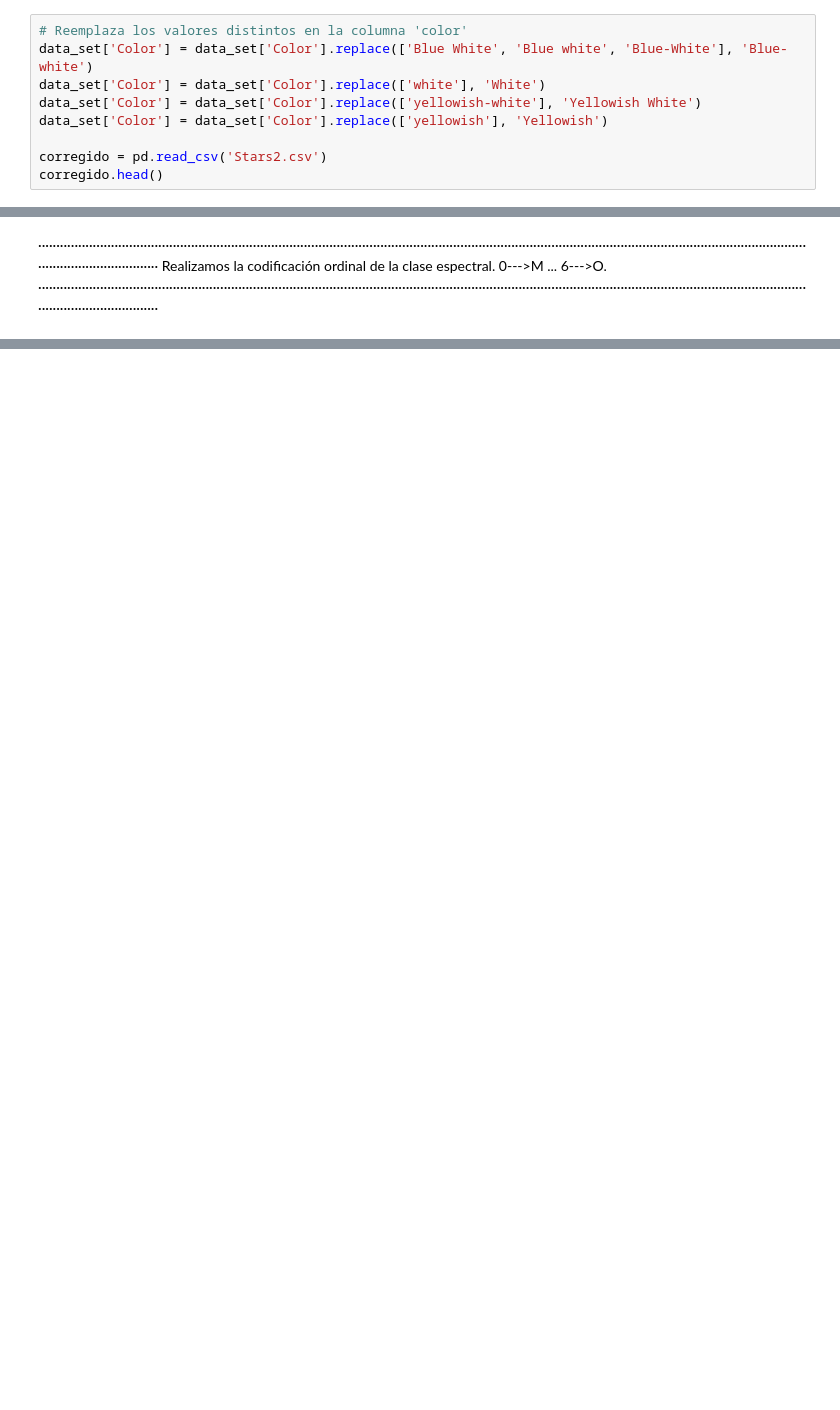
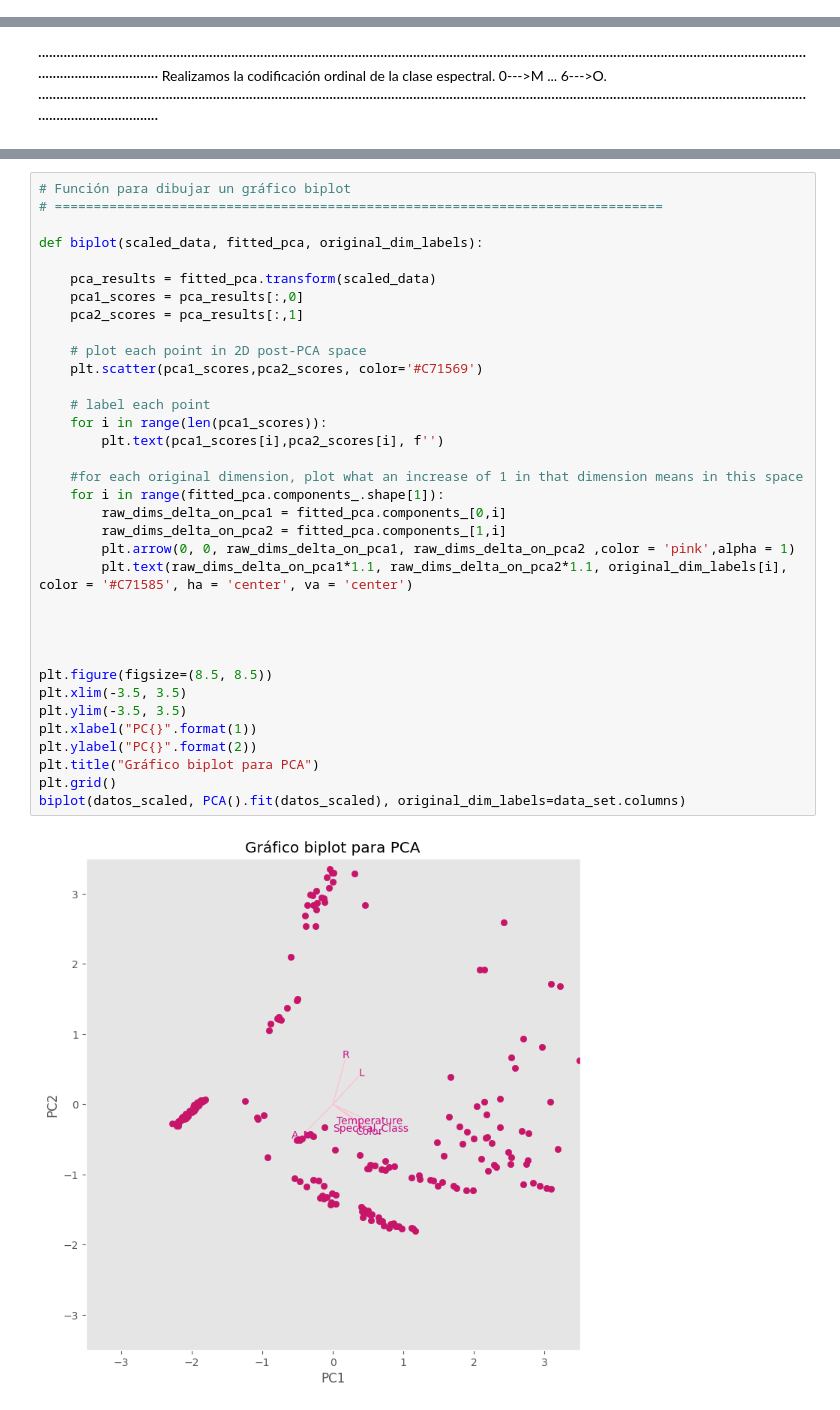
Before and after one commit to NathaliaMoniz/GRUPO09_Practica2, a Jupyter notebook: Practica.ipynb, the cells around one changed output, grey strips where cells are left out. Drawn from its saved outputs; the diff is of its cells as text; blank space fills up the shorter version.

```diff
--- a/Practica.ipynb
+++ b/Practica.ipynb
@@ -244,12 +241,3 @@ Vamos a transformar los atributos categóricos a ordinales, para que se conserve
 ····················································································································································································································································
 Como en nuestro conjunto de datos hay mismos colores escritos de diferentes formas, vamos a modificarlo para que ese color aparezca igual en todas las instancias.
 ····················································································································································································································································
-# %%
-# Reemplaza los valores distintos en la columna 'color'
-data_set['Color'] = data_set['Color'].replace(['Blue White', 'Blue white', 'Blue-White'], 'Blue-white')
-data_set['Color'] = data_set['Color'].replace(['white'], 'White')
-data_set['Color'] = data_set['Color'].replace(['yellowish-white'], 'Yellowish White')
-data_set['Color'] = data_set['Color'].replace(['yellowish'], 'Yellowish')
-
-corregido = pd.read_csv('Stars2.csv')
-corregido.head()
@@ -350,0 +420,37 @@ print(corregido)
+# %%
+# Función para dibujar un gráfico biplot
+# ==============================================================================
+
+def biplot(scaled_data, fitted_pca, original_dim_labels):
+
+    pca_results = fitted_pca.transform(scaled_data)
+    pca1_scores = pca_results[:,0]
+    pca2_scores = pca_results[:,1]
+
+    # plot each point in 2D post-PCA space
+    plt.scatter(pca1_scores,pca2_scores, color='#C71569')
+
+    # label each point
+    for i in range(len(pca1_scores)):
+        plt.text(pca1_scores[i],pca2_scores[i], f'')
+
+    #for each original dimension, plot what an increase of 1 in that dimension means in this space
+    for i in range(fitted_pca.components_.shape[1]):
+        raw_dims_delta_on_pca1 = fitted_pca.components_[0,i]
+        raw_dims_delta_on_pca2 = fitted_pca.components_[1,i]
+        plt.arrow(0, 0, raw_dims_delta_on_pca1, raw_dims_delta_on_pca2 ,color = 'pink',alpha = 1)
+        plt.text(raw_dims_delta_on_pca1*1.1, raw_dims_delta_on_pca2*1.1, original_dim_labels[i], color = '#C71585', ha = 'center', va = 'center')
+
+
+
+
+plt.figure(figsize=(8.5, 8.5))
+plt.xlim(-3.5, 3.5)
+plt.ylim(-3.5, 3.5)
+plt.xlabel("PC{}".format(1))
+plt.ylabel("PC{}".format(2))
+plt.title("Gráfico biplot para PCA")
+plt.grid()
+biplot(datos_scaled, PCA().fit(datos_scaled), original_dim_labels=data_set.columns)
+# %% [output]
+[figure, added]
```
Also changed, not shown: parts of 28 cells of this notebook.
